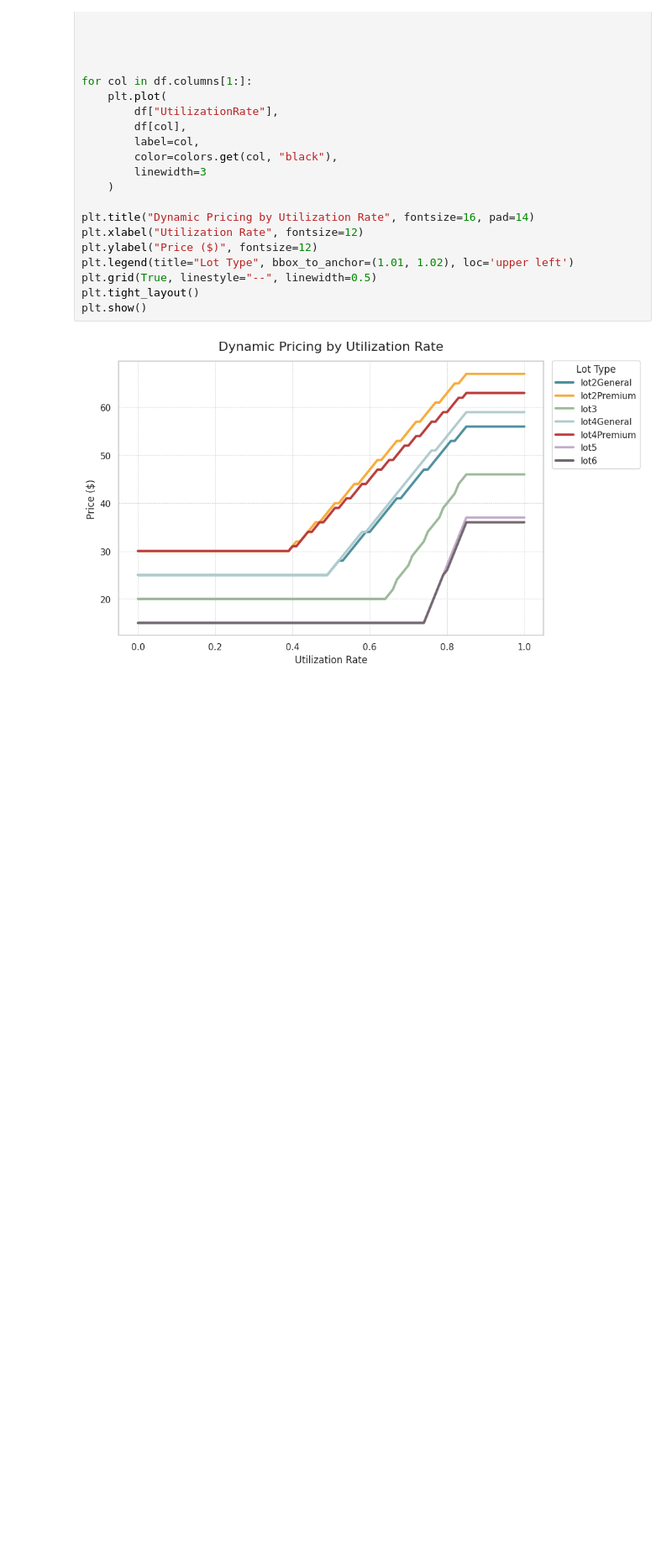
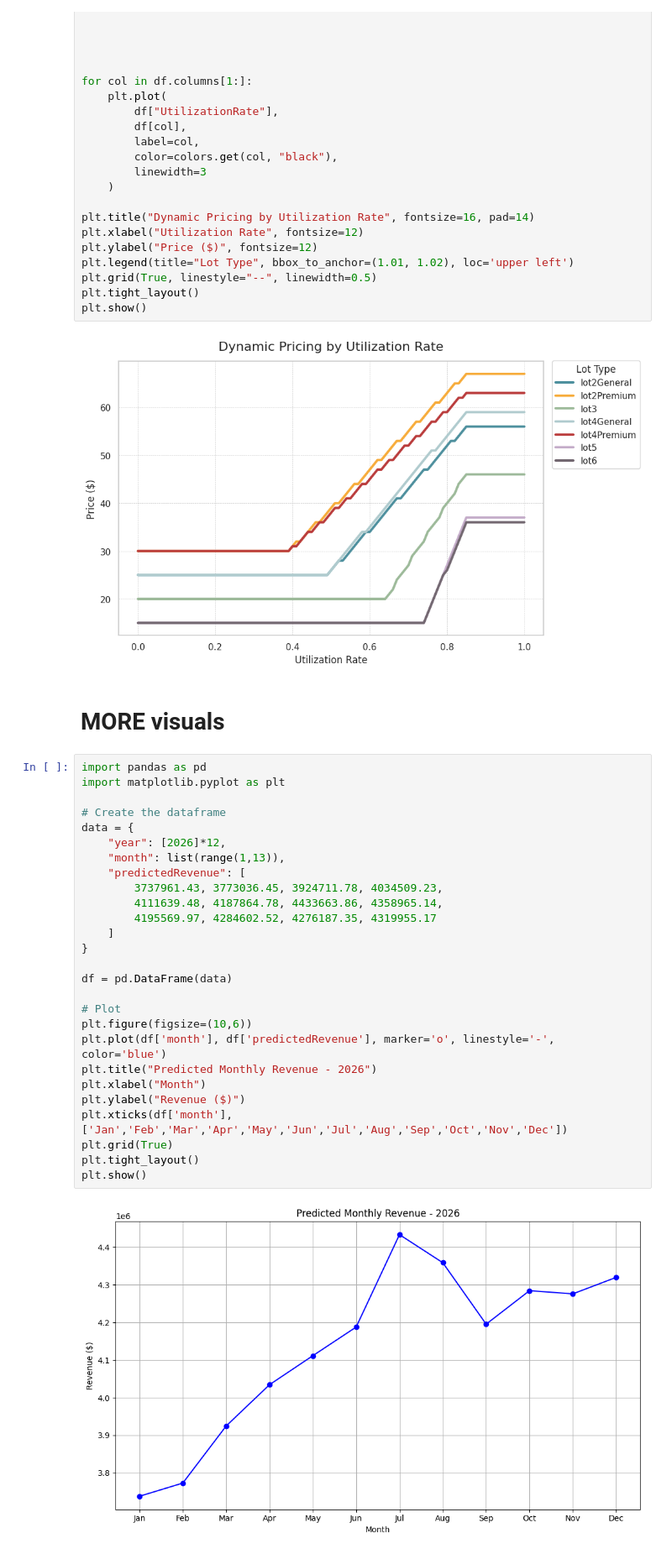
Before and after one commit to doom-boy/Ontario-Competition-Project, a Jupyter notebook: ONT_monthlyRevenuePredictionModel.ipynb, the cells around one changed output. Shown at 84% size. Cells and saved outputs as stored; diff of their text form; blank space fills up the shorter version.

```diff
--- a/ONT_monthlyRevenuePredictionModel.ipynb
+++ b/ONT_monthlyRevenuePredictionModel.ipynb
@@ -794,3 +1296,34 @@ plt.tight_layout()
 plt.show()
 # %% [output]
 [figure]
+# %% [markdown]
+# MORE visuals
+# %%
+import pandas as pd
+import matplotlib.pyplot as plt
+
+# Create the dataframe
+data = {
+    "year": [2026]*12,
+    "month": list(range(1,13)),
+    "predictedRevenue": [
+        3737961.43, 3773036.45, 3924711.78, 4034509.23,
+        4111639.48, 4187864.78, 4433663.86, 4358965.14,
+        4195569.97, 4284602.52, 4276187.35, 4319955.17
+    ]
+}
+
+df = pd.DataFrame(data)
+
+# Plot
+plt.figure(figsize=(10,6))
+plt.plot(df['month'], df['predictedRevenue'], marker='o', linestyle='-', color='blue')
+plt.title("Predicted Monthly Revenue - 2026")
+plt.xlabel("Month")
+plt.ylabel("Revenue ($)")
+plt.xticks(df['month'], ['Jan','Feb','Mar','Apr','May','Jun','Jul','Aug','Sep','Oct','Nov','Dec'])
+plt.grid(True)
+plt.tight_layout()
+plt.show()
+# %% [output]
+[figure, added]
```
Also changed, not shown: parts of 5 cells of this notebook.
